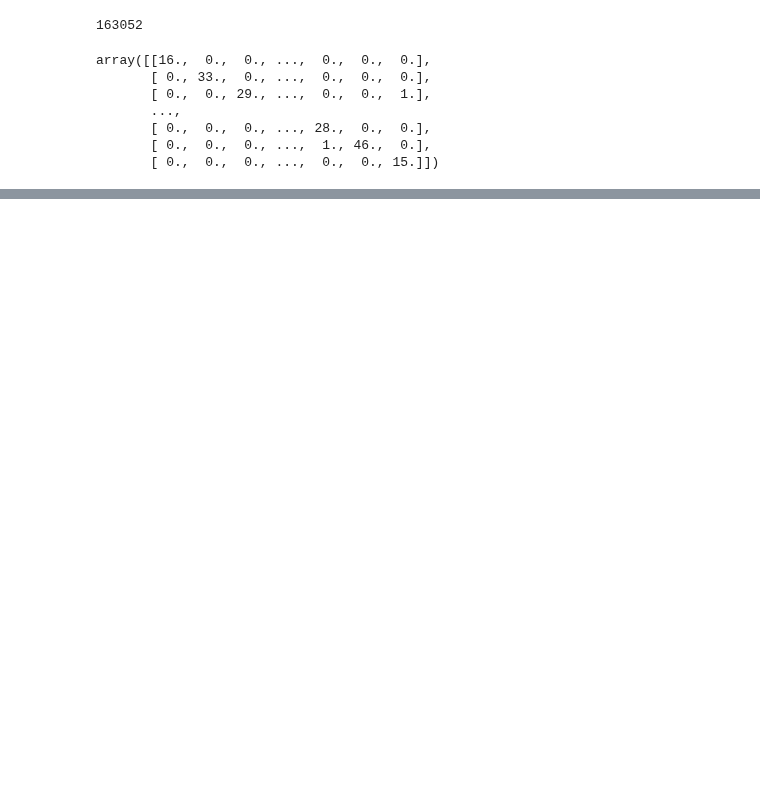
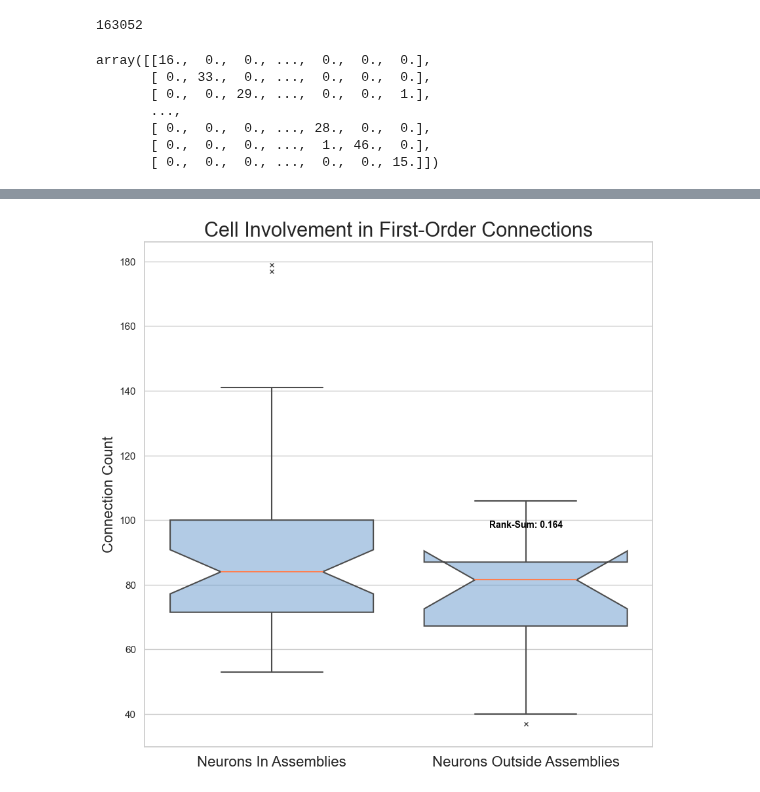
Before and after one commit to Jawagnercarena/Assembly_Organization, a Jupyter notebook: AssemblyPaperFigures/FigureCode/Figure5/Figure5.ipynb, the cells around one changed output, grey strips where cells are left out. Drawn from its saved outputs; the diff is of its cells as text; code cells hidden in the pictures; blank space fills up the shorter version.

Commit message:
Cleaning up Figure 5 Folder

```diff
--- a/AssemblyPaperFigures/FigureCode/Figure5/Figure5.ipynb
+++ b/AssemblyPaperFigures/FigureCode/Figure5/Figure5.ipynb
@@ -1417,7 +1399,0 @@ array(['No A'], dtype='<U4')
-# %%
-len(mappings['pt_root_id_to_connectome_index'].values())
-l = []
-for val in mappings['assemblies_by_functional_index'].values():
-    l.append(val)
-
-np.unique(np.array(l))
@@ -1446,6 +1399,0 @@ mappings['assemblies_by_connectome_index']
-# %%
-l = []
-for val in mappings['assemblies_by_connectome_index'].values():
-    l.append(val)
-
-np.unique(np.array(l))
@@ -1469,0 +1412,15 @@ ground_truth_connectome_v1dd.shape
+# %%
+print(mappings['assemblies_by_connectome_index'])
+print(len(mappings['assemblies_by_connectome_index']))
+assembly_connectome_index = []
+no_assembly_connectome_index = []
+for key, val in mappings['assemblies_by_connectome_index'].items():
+    if val == ['No A']:
+        no_assembly_connectome_index.append(key)
+    else:
+        assembly_connectome_index.append(key)
+
+print(assembly_connectome_index)
+print(len(assembly_connectome_index))
+print(no_assembly_connectome_index)
+print(len(no_assembly_connectome_index))
@@ -1476,10 +1440,10 @@ c_in_assembly = 0
 non_assembly_first_order_connections = []
 c_no_assembly = 0
 for i in range(len(ground_truth_connectome_v1dd[0])):
-    if (i+1) in assembly_root_ids:
+    if i in assembly_connectome_index:
         c_in_assembly += 1
         assembly_first_order_connections.append(np.sum(ground_truth_connectome_v1dd[i,:]))
-    else:
+    elif i in no_assembly_connectome_index:
         c_no_assembly += 1
         non_assembly_first_order_connections.append(np.sum(ground_truth_connectome_v1dd[i,:]))
 
@@ -1501,32 +1476,34 @@ plt.savefig("Kernel_Density_Estimator_Connections_Distributions.png", dpi = 1200
 # %%
 ### Produce Box-Plots and Statistical Test of Distribution
 
 all_arr = [np.array(assembly_first_order_connections).flatten(),
             np.array(non_assembly_first_order_connections).flatten()]
 sns.set_theme(style="whitegrid")
 ax = sns.boxplot(data=all_arr,
                 notch=True, showcaps=True,
                 flierprops={"marker": "x"},
                 boxprops={"facecolor": (.4, .6, .8, .5)},
                 medianprops={"color": "coral"},
             )
 ax.set_xticklabels(["Neurons In Assemblies", "Neurons Outside Assemblies"], size = 16)
 ax.set_title('Cell Involvement in First-Order Connections', size = 22)
 ax.set_ylabel('Connection Count', size = 16)
 
 medians = np.array(
     [np.median(np.array(assembly_first_order_connections).flatten()),
      np.median(np.array(non_assembly_first_order_connections).flatten())]
 )
 
 vertical_offset = medians * 0.2 # offset from median for display
 p_values = [np.nan,
-            'Rank-Sum: {:.3g}'.format(stats.ranksums(np.array(assembly_first_order_connections).flatten(), np.array(non_assembly_first_order_connections).flatten()).pvalue, 5)]
+            'Rank-Sum: {:.3g}'.format(stats.ranksums(np.array(assembly_first_order_connections).flatten(), np.array(non_assembly_first_order_connections).flatten(), alternative='greater').pvalue, 5)]
 
 for xtick in ax.get_xticks():
     if xtick != 0:
         ax.text(xtick, medians[xtick] + vertical_offset[xtick], p_values[xtick],
                 horizontalalignment='center', size='small', color='black', weight='semibold')
 
-plt.savefig('first_order_boxplot.png', dpi = 1200)
+#plt.savefig('first_order_boxplot.png', dpi = 1200)
 plt.show()
+# %% [output]
+[figure, added]
```
Also changed, not shown: parts of 14 cells of this notebook, 3 other files.
